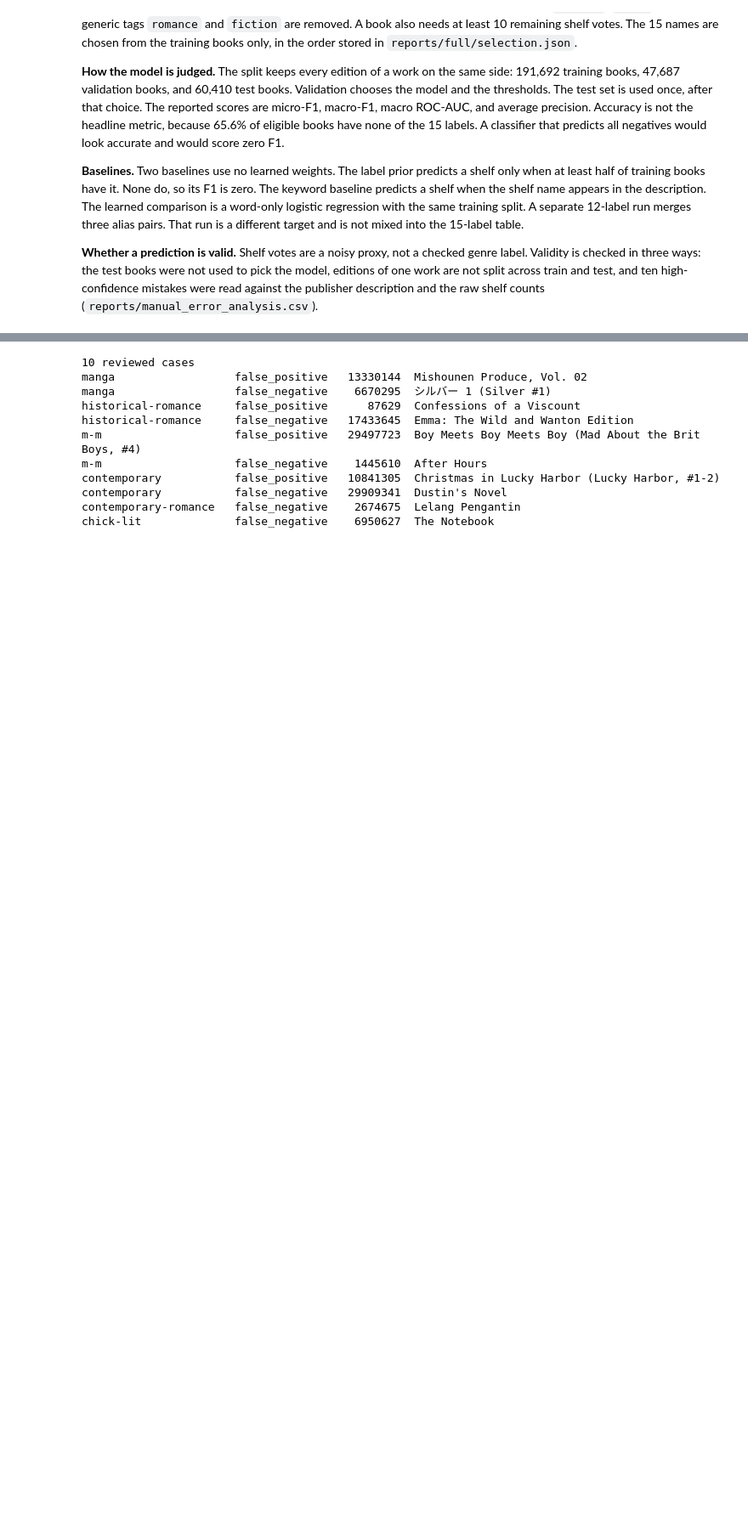
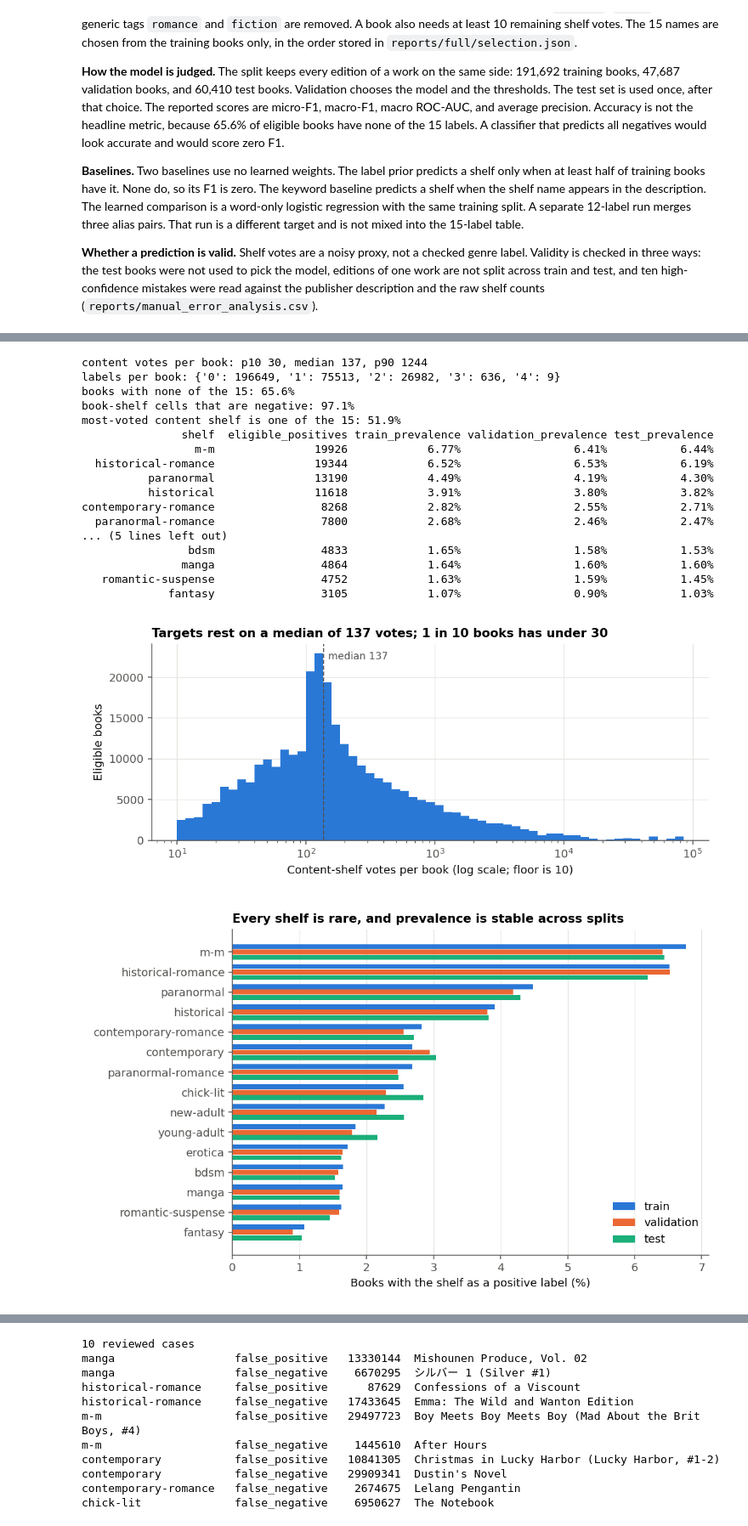
Before and after one commit to j1doan/recsys, a Jupyter notebook: workbook.ipynb, the cells around one changed output, grey strips where cells are left out. Shown at 85% size. Cells and saved outputs as stored; diff of their text form; code cells hidden in the pictures; blank space fills up the shorter version.

```diff
--- a/workbook.ipynb
+++ b/workbook.ipynb
@@ -66,0 +108,34 @@ display(Image('reports/eda/publication_years.png'))
+# %%
+v = stats['content_votes']
+print(f"content votes per book: p10 {v['p10']:.0f}, median {v['median']:.0f}, p90 {v['p90']:.0f}")
+print('labels per book:', stats['labels_per_book'])
+print(f"books with none of the 15: {stats['zero_label_fraction']:.1%}")
+print(f"book-shelf cells that are negative: {stats['label_level_negative_rate']:.1%}")
+print(f"most-voted content shelf is one of the 15: {stats['top_shelf_is_one_of_15']:.1%}")
+support = pd.read_csv(EDA + 'label_support_by_split.csv')
+cols = ['shelf', 'eligible_positives', 'train_prevalence', 'validation_prevalence', 'test_prevalence']
+print(support[cols].to_string(index=False, formatters={
+    c: '{:.2%}'.format for c in cols if c.endswith('prevalence')}))
+display(Image(EDA + 'content_votes.png'))
+display(Image(EDA + 'label_support.png'))
+display(Image(EDA + 'labels_per_book.png'))
+# %% [output]
+content votes per book: p10 30, median 137, p90 1244
+labels per book: {'0': 196649, '1': 75513, '2': 26982, '3': 636, '4': 9}
+books with none of the 15: 65.6%
+book-shelf cells that are negative: 97.1%
+most-voted content shelf is one of the 15: 51.9%
+               shelf  eligible_positives train_prevalence validation_prevalence test_prevalence
+                 m-m               19926            6.77%                 6.41%           6.44%
+  historical-romance               19344            6.52%                 6.53%           6.19%
+          paranormal               13190            4.49%                 4.19%           4.30%
+          historical               11618            3.91%                 3.80%           3.82%
+contemporary-romance                8268            2.82%                 2.55%           2.71%
+  paranormal-romance                7800            2.68%                 2.46%           2.47%
+... (5 lines left out)
+                bdsm                4833            1.65%                 1.58%           1.53%
+               manga                4864            1.64%                 1.60%           1.60%
+   romantic-suspense                4752            1.63%                 1.59%           1.45%
+             fantasy                3105            1.07%                 0.90%           1.03%
+[figure, added]
+[figure, added]
```
Also changed, not shown: parts of 17 cells of this notebook, 20 other files.
